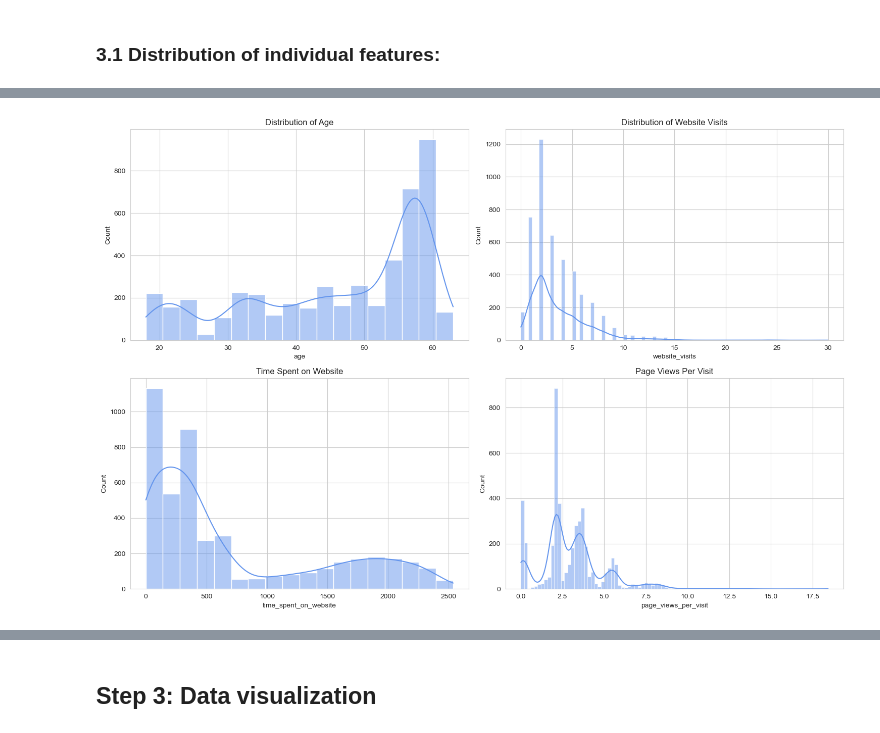
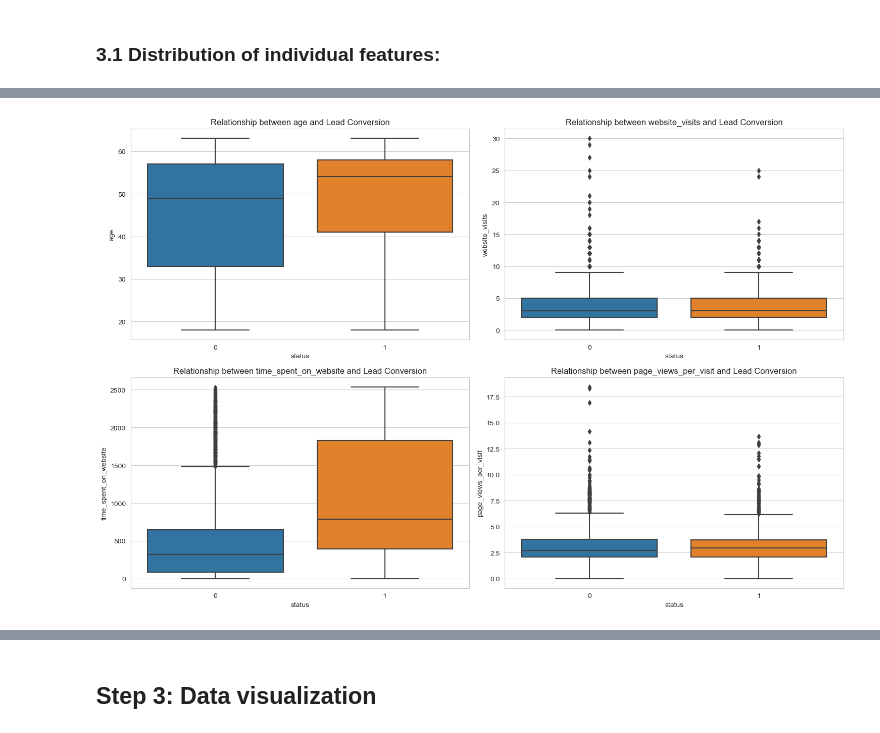
Before and after one commit to Xipilscode/Customer_Churn_ML-Predictive_Analytics, a Jupyter notebook: customer_growth.ipynb, the cells around one changed output, grey strips where cells are left out. Cells and saved outputs as stored; diff of their text form; code cells hidden in the pictures.

```diff
--- a/customer_growth.ipynb
+++ b/customer_growth.ipynb
@@ -212,0 +254,19 @@ continuous_vars = ['age','website_visits', 'time_spent_on_website',
+# %%
+# Plot distribution for categorical variables
+plt.figure(figsize=(18,15))
+
+# Create a subplot for each variable
+for i, var in enumerate(categorical_vars):
+    plt.subplot(3,3,i +1)
+    sns.countplot(data=df, x=var, palette="Blues")
+    plt.title(f'Distribution of {var}')
+    plt.xticks(rotation=45)
+
+# Adjust layout to prevent overlapping
+plt.tight_layout()
+
+# Save plots
+plt.savefig('images/categorical_variables_distribution.png',  dpi=300)
+
+# Show plots
+plt.show()
@@ -213,28 +275,18 @@ continuous_vars = ['age','website_visits', 'time_spent_on_website',
 # %%
-# Distribution Analysis for Continuous Variables using a blue color theme
+# Create box plots to identify if certain ranges of continous values are more associated with converted leads.
 plt.figure(figsize=(15, 10))
+for i, var in enumerate(['age', 'website_visits', 'time_spent_on_website', 'page_views_per_visit']):
+    plt.subplot(2, 2, i + 1)
+    sns.boxplot(x='status', y=var, data=df)
+    plt.title(f'Relationship between {var} and Lead Conversion')
 
-# Age Distribution
-plt.subplot(2, 2, 1)
-sns.histplot(df['age'], kde=True, color='cornflowerblue')
-plt.title('Distribution of Age')
+# Adjust layout to prevent overlapping
+plt.tight_layout()
 
-# Website Visits Distribution
-plt.subplot(2, 2, 2)
-sns.histplot(df['website_visits'], kde=True, color='cornflowerblue')
-plt.title('Distribution of Website Visits')
+# Save plots
+plt.savefig('images/lead_conversion_relationships.png',  dpi=300)
 
-# Time Spent on Website Distribution
-plt.subplot(2, 2, 3)
-sns.histplot(df['time_spent_on_website'], kde=True, color='cornflowerblue')
-plt.title('Time Spent on Website')
-
-# Page Views Per Visit Distribution
-plt.subplot(2, 2, 4)
-sns.histplot(df['page_views_per_visit'], kde=True, color='cornflowerblue')
-plt.title('Page Views Per Visit')
-
-plt.tight_layout()
+# Show plots
 plt.show()
 # %% [output]
-[figure, old version]
+[figure, new version]
```
Also changed, not shown: parts of 12 cells of this notebook, 4 other files.
